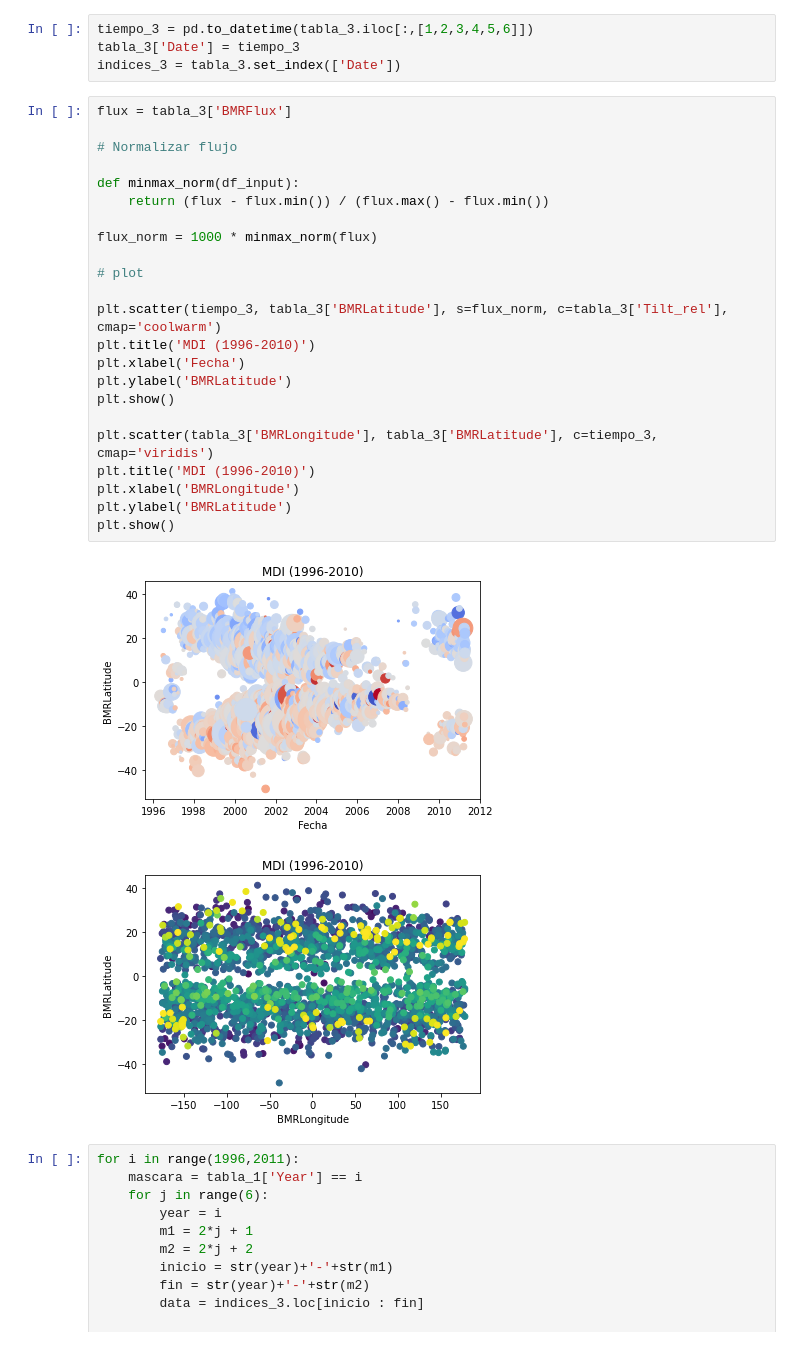
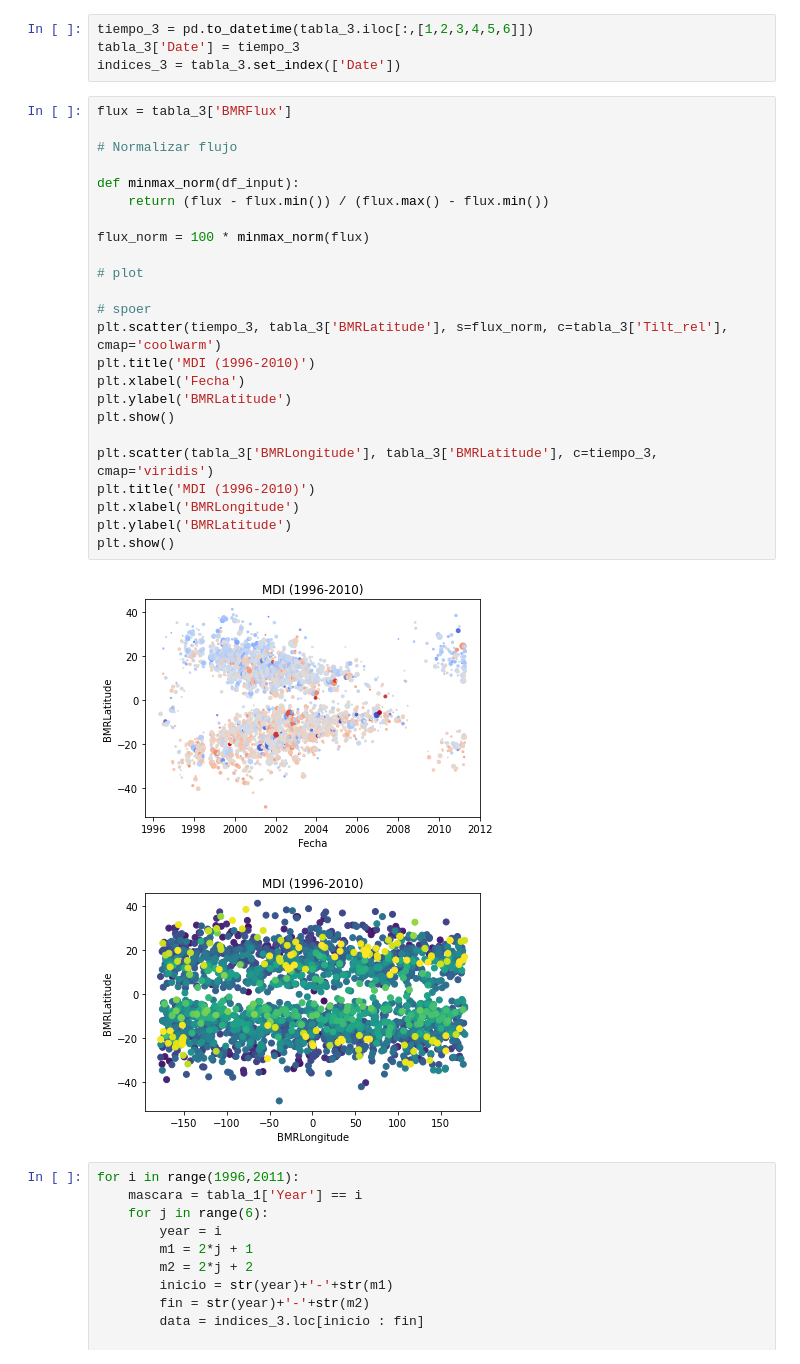
Before and after one commit to bernoulli314/INVESTIGACION, a Jupyter notebook: code.ipynb, the cells around one changed output. Cells and saved outputs as stored; diff of their text form.

```diff
--- a/code.ipynb
+++ b/code.ipynb
@@ -114,28 +130,29 @@ indices_3 = tabla_3.set_index(['Date'])
 # %%
 flux = tabla_3['BMRFlux']
 
 # Normalizar flujo
 
 def minmax_norm(df_input):
     return (flux - flux.min()) / (flux.max() - flux.min())
 
-flux_norm = 1000 * minmax_norm(flux)
+flux_norm = 100 * minmax_norm(flux)
 
 # plot
 
+# spoer
 plt.scatter(tiempo_3, tabla_3['BMRLatitude'], s=flux_norm, c=tabla_3['Tilt_rel'], cmap='coolwarm')
 plt.title('MDI (1996-2010)')
 plt.xlabel('Fecha')
 plt.ylabel('BMRLatitude')
 plt.show()
 
 plt.scatter(tabla_3['BMRLongitude'], tabla_3['BMRLatitude'], c=tiempo_3, cmap='viridis')
 plt.title('MDI (1996-2010)')
 plt.xlabel('BMRLongitude')
 plt.ylabel('BMRLatitude')
 plt.show()
 # %% [output]
-[figure, old version]
+[figure, new version]
 [figure]
 # %%
 for i in range(1996,2011):
```
Also changed, not shown: parts of 5 cells of this notebook.
